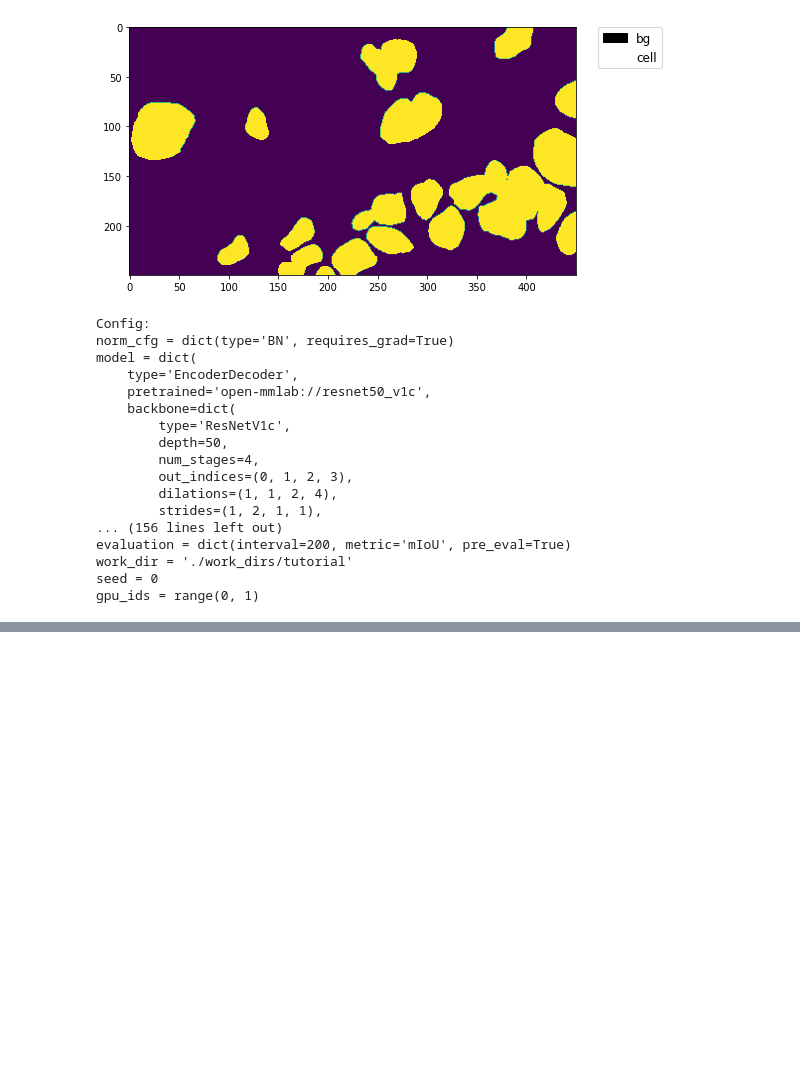
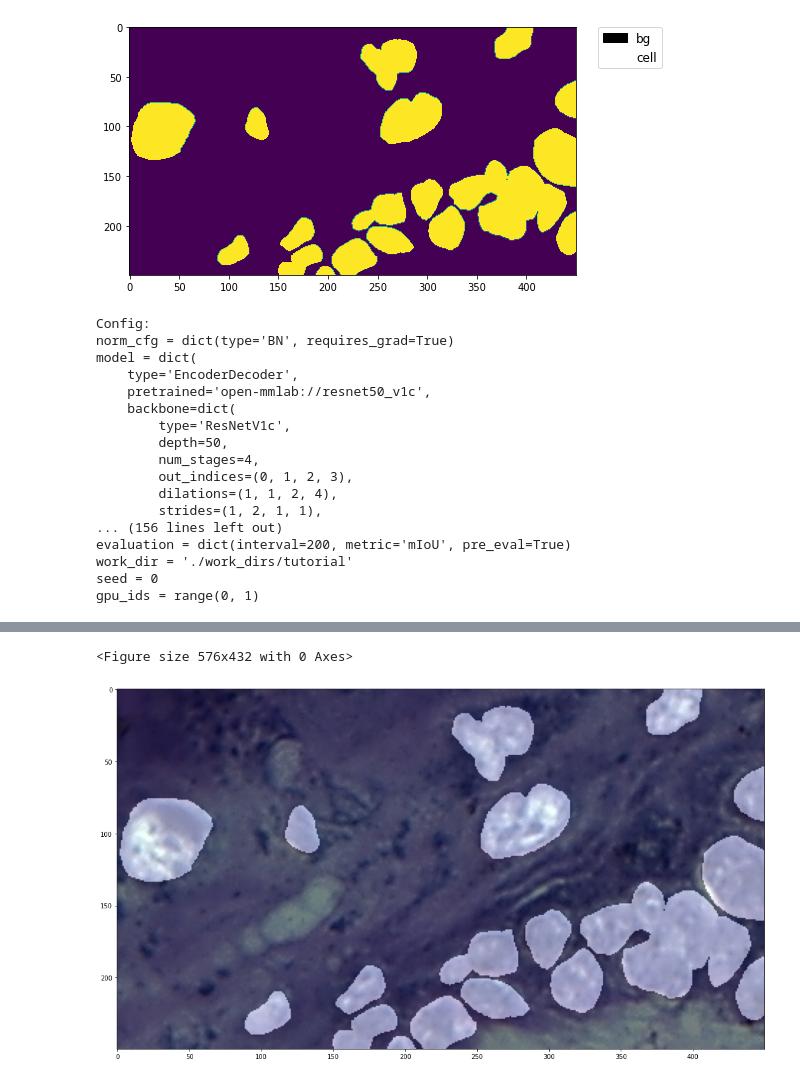
Before and after one commit to matheussn/pspnet, a Jupyter notebook: My_MMSegmentation_Ok.ipynb, the cells around one changed output, grey strips where cells are left out. Drawn from its saved outputs; the diff is of its cells as text; code cells hidden in the pictures; blank space fills up the shorter version.

```diff
--- a/My_MMSegmentation_Ok.ipynb
+++ b/My_MMSegmentation_Ok.ipynb
@@ -208,8 +210,8 @@ cfg.data.test.split = 'splits/val.txt'
 # Set up working dir to save files and logs.
 cfg.work_dir = './work_dirs/tutorial'
 
-cfg.runner.max_iters = 400
-cfg.log_config.interval = 10
+cfg.runner.max_iters = 2000
+cfg.log_config.interval = 100
 cfg.evaluation.interval = 200
 cfg.checkpoint_config.interval = 200
 
@@ -289,3 +388,15 @@ show_result_pyplot(model, img, result, palette)
+# %%
+from mmseg.apis import inference_segmentor, show_result_pyplot
+img = mmcv.imread('/content/mmsegmentation/segmentation/images/image003-2-roi1.jpg')
+result = mmcv.imread('/content/mmsegmentation/segmentation/annotations/image003-2-roi1.tif',flag='grayscale')
+
+model.cfg = cfg
+# result = inference_segmentor(model, img)
+plt.figure(figsize=(8, 6))
+show_result_pyplot(model, img, [result], palette)
+# %% [output]
+<Figure size 576x432 with 0 Axes>
+[figure, added]
 # %%
 from mmseg.apis import inference_segmentor, show_result_pyplot
 img = mmcv.imread('/content/mmsegmentation/segmentation/images/image037-roi4.jpg')
```
Also changed, not shown: parts of 12 cells of this notebook.
